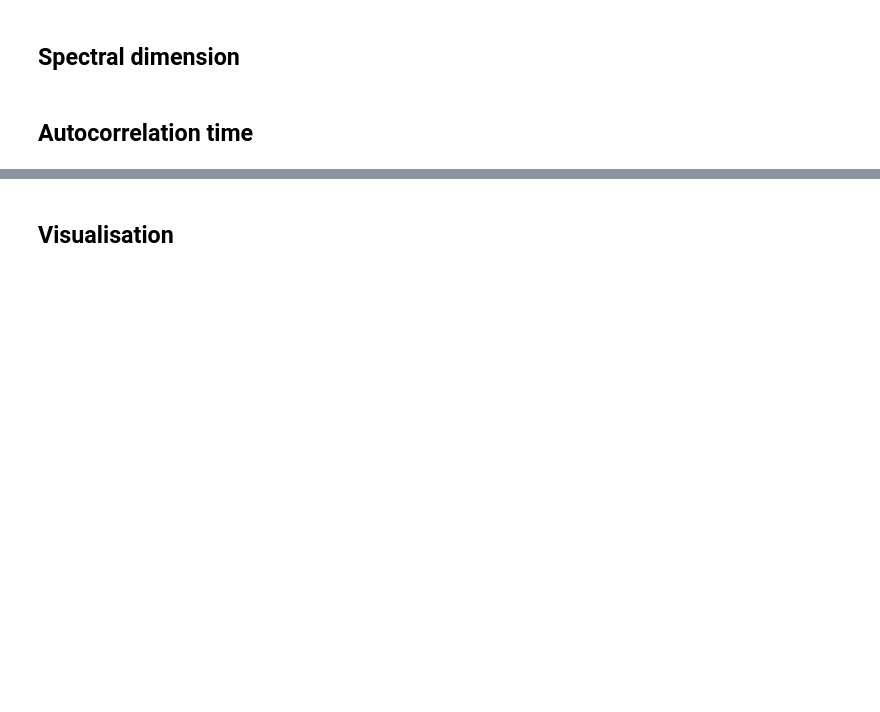
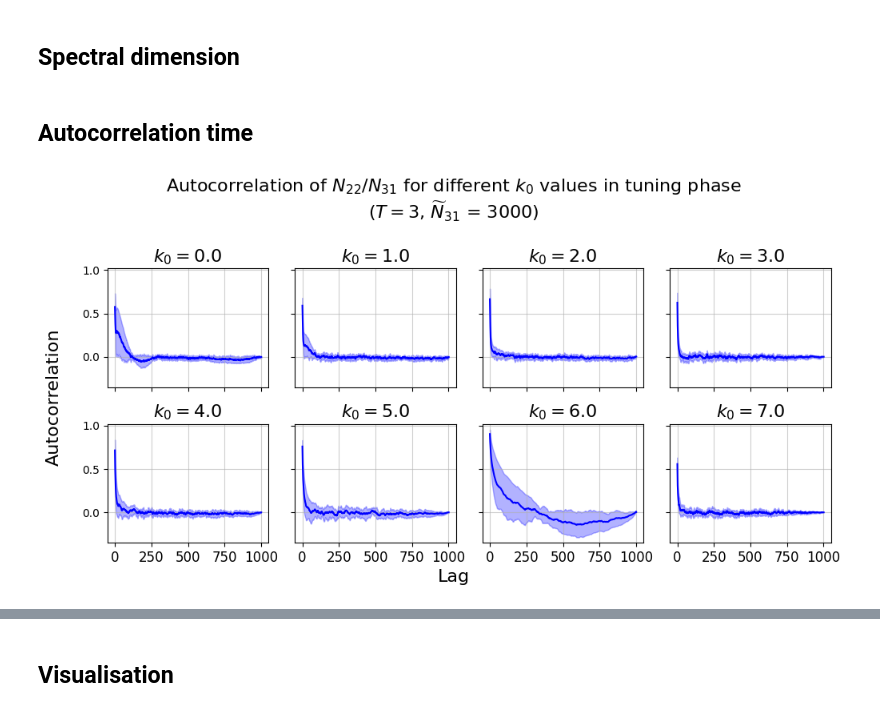
Before and after one commit to sedadenboer/CDT, a Jupyter notebook: src/2+1/experiments/analysis_main.ipynb, the cells around one changed output, grey strips where cells are left out. Cells and saved outputs as stored; diff of their text form; code cells hidden in the pictures; blank space fills up the shorter version.

Commit message:
added autocorrelations and more stats

```diff
--- a/src/2+1/experiments/analysis_main.ipynb
+++ b/src/2+1/experiments/analysis_main.ipynb
@@ -53,0 +51,94 @@ k0 = 7.0
+# %%
+def acf(series):
+    n = len(series)
+    data = np.asarray(series)
+    mean = np.mean(data)
+    c0 = np.sum((data - mean) ** 2) / float(n)
+
+    def r(h):
+        acf_lag = ((data[:n - h] - mean) * (data[h:] - mean)).sum() / float(n) / c0
+        return round(acf_lag, 3)
+
+    x = np.arange(1, n) # Avoiding lag 0 calculation
+    acf_coeffs = map(r, x)
+    return list(acf_coeffs)  # Convert generator to list
+# %%
+import pandas as pd
+from statsmodels.graphics.tsaplots import plot_acf
+
+T = 3
+n = 3000
+k0_values = np.arange(0.0, 8.0, 1.0)
+
+fig, ax = plt.subplots(2, 4, figsize=(10, 5), sharex=True, sharey=True)
+
+for i, k0 in enumerate(k0_values):
+    # Load data of thermal sweeps
+    DIR_MAIN = f'measurements_final/k0={k0}'
+    filepaths_n22_main = glob.glob(f'{DIR_MAIN}/T{T}*kstps={n * 100}*n_tetras_22.npy')
+    filepaths_n31_main = glob.glob(f'{DIR_MAIN}/T{T}*kstps={n * 100}*n_tetras_31.npy')
+
+    # Get the chains of main it can be found by finding 'chain={}_' in the filepath
+    chains = []
+    for filepath in filepaths_n22_main:
+        chain = int(filepath.split('chain=')[1].split('_')[0])
+        chains.append(chain)
+
+    DIR_THERMAL = f'measurements_thermal/k0={k0}'
+    filepaths_n22_thermal = []
+    filepaths_n31_thermal = []
+
+    for chain in chains:
+        filepaths_n22_thermal.append(glob.glob(f'{DIR_THERMAL}/T{T}*kstps={n * 100}*chain={chain}_n_tetras_22.npy')[0])
+        filepaths_n31_thermal.append(glob.glob(f'{DIR_THERMAL}/T{T}*kstps={n * 100}*chain={chain}_n_tetras_31.npy')[0])
+
+    n22_n31_thermal = []
+    n22_n31_main = []
+
+    for j in range(len(filepaths_n22_thermal)):
+        n22_thermal = np.load(filepaths_n22_thermal[j])
+        n31_thermal = np.load(filepaths_n31_thermal[j])
+        n22_main = np.load(filepaths_n22_main[j])
+        n31_main = np.load(filepaths_n31_main[j])
+        n22_n31_thermal.append(n22_thermal / n31_thermal)
+        n22_n31_main.append(n22_main / n31_main)
+
+
+    n22_n31_thermal = np.array(n22_n31_thermal)
+    n22_n31_main = np.array(n22_n31_main)
+
+    # Make it a df
+    df = pd.DataFrame(n22_n31_thermal).T
+
+    # Add the main data
+    df_main = pd.DataFrame(n22_n31_main).T
+    df = pd.concat([df, df_main], axis=0)
+    # display(df)
+
+    # Calculate the autocorrelation for each column in the df
+    acfs = []
+    for column in df.columns:
+        acfs.append(acf(df[column]))
+
+    acfs = np.array(acfs)
+    acfs_mean = np.mean(acfs, axis=0)
+    acfs_std = np.std(acfs, axis=0)
+
+    ax[i // 4, i % 4].set_title(f'$k_0={k0}$', fontsize=16)
+    ax[i // 4, i % 4].plot(acfs_mean, color='blue')
+    ax[i // 4, i % 4].fill_between(np.arange(len(acfs_mean)), acfs_mean - acfs_std, acfs_mean + acfs_std, color='blue', alpha=0.3)
+    ax[i // 4, i % 4].grid(which='both', ls="-", alpha=0.6)
+    x_labels = ['0', '250', '500', '750', '1000']
+    ax[i // 4, i % 4].set_xticks([0, 250, 500, 750, 1000])
+    ax[i // 4, i % 4].set_xticklabels(x_labels, fontsize=12)
+
+# Set shared axis labels
+fig.text(0.5, 0.0, 'Lag', ha='center', va='center', fontsize=16)
+fig.text(0.0, 0.45, 'Autocorrelation', ha='center', va='center', rotation='vertical', fontsize=16)
+
+# Set overall title
+plt.suptitle(f'Autocorrelation of $N_{{22}}/N_{{31}}$ for different $k_0$ values in tuning phase\n($T={T}$, $\widetilde{{N}}_{{31}}$ = {n})', fontsize=16, y=1.0)
+plt.tight_layout()
+plt.savefig(f'plots/autocorrelation/thermal_autocorrelation_N22_N31_T{T}_N31_{n}.png', bbox_inches='tight', dpi=400)
+# %% [output]
+[figure, added]
```
Also changed, not shown: parts of 11 cells of this notebook, 10 other files.
